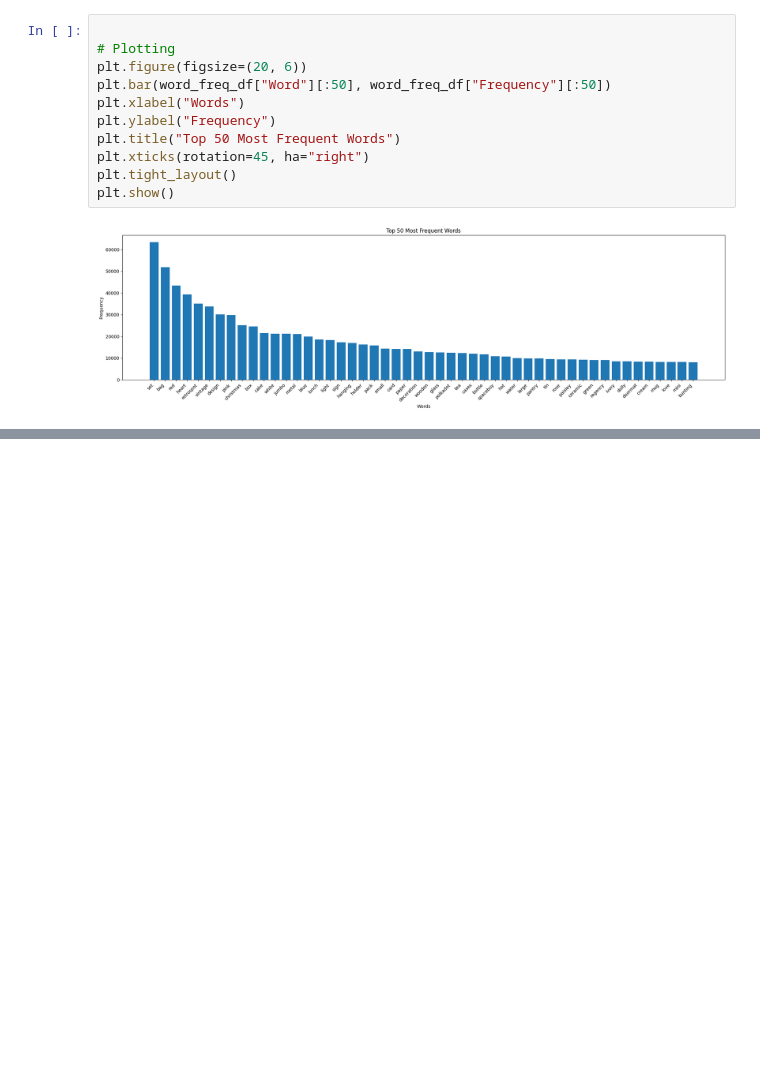
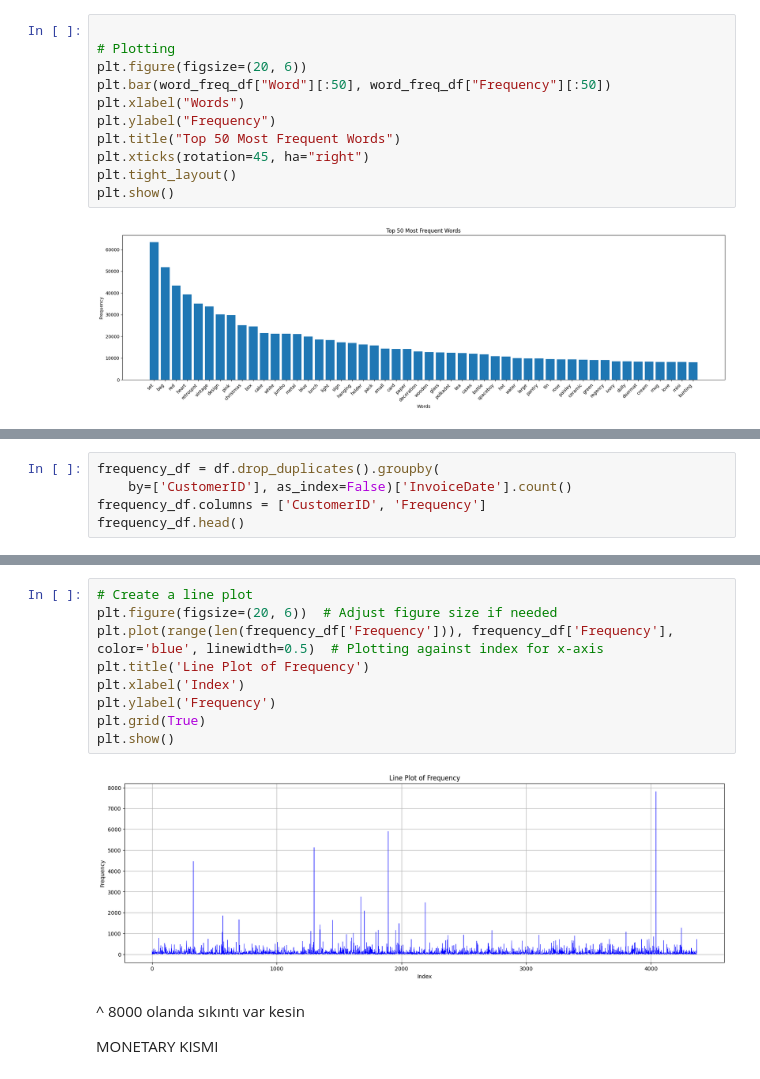
Before and after one commit to NikaGolestani/recsys, a Jupyter notebook: sales.ipynb, the cells around one changed output, grey strips where cells are left out. Cells and saved outputs as stored; diff of their text form; blank space fills up the shorter version.

```diff
--- a/sales.ipynb
+++ b/sales.ipynb
@@ -195,0 +237,5 @@ plt.show()
+# %%
+frequency_df = df.drop_duplicates().groupby(
+    by=['CustomerID'], as_index=False)['InvoiceDate'].count()
+frequency_df.columns = ['CustomerID', 'Frequency']
+frequency_df.head()
@@ -195,0 +249,15 @@ plt.show()
+# %%
+# Create a line plot
+plt.figure(figsize=(20, 6))  # Adjust figure size if needed
+plt.plot(range(len(frequency_df['Frequency'])), frequency_df['Frequency'], color='blue', linewidth=0.5)  # Plotting against index for x-axis
+plt.title('Line Plot of Frequency')
+plt.xlabel('Index')
+plt.ylabel('Frequency')
+plt.grid(True)
+plt.show()
+# %% [output]
+[figure, added]
+# %% [markdown]
+^ 8000 olanda sıkıntı var kesin
+
+MONETARY KISMI
```
Also changed, not shown: parts of 17 cells of this notebook.
